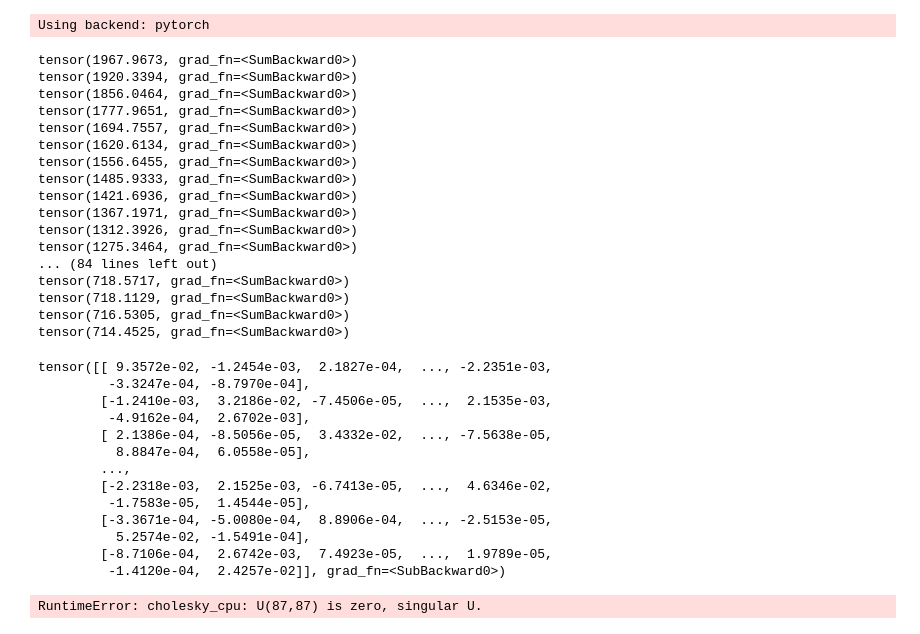
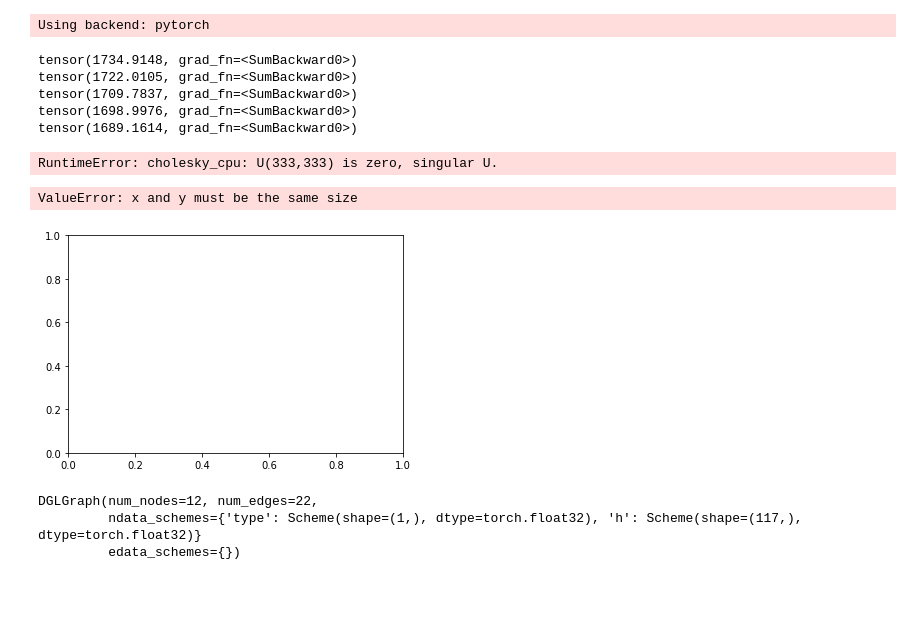
Before and after one commit to choderalab/pinot, a Jupyter notebook: scripts/gp/graph_gp_playground.ipynb, the cells around one changed output. Cells and saved outputs as stored; diff of their text form; code cells hidden in the pictures; blank space fills up the shorter version.

Commit message:
still have cholesky issue, giving up

```diff
--- a/scripts/gp/graph_gp_playground.ipynb
+++ b/scripts/gp/graph_gp_playground.ipynb
@@ -19,6 +21,7 @@ graph_kernel = pinot.inference.gp.deep_kernel.DeepKernel(
 # %%
 opt = torch.optim.Adam(graph_kernel.parameters(), 1e-3)
 x_tr, y_tr = ds_tr[0]
+y_tr = norm(y_tr)
 for _ in range(100):
     opt.zero_grad()
     loss = graph_kernel.loss(x_tr, y_tr).sum()
@@ -26,38 +29,11 @@ for _ in range(100):
     print(loss)
     opt.step()
 # %% [output]
-tensor(1967.9673, grad_fn=<SumBackward0>)
-tensor(1920.3394, grad_fn=<SumBackward0>)
-tensor(1856.0464, grad_fn=<SumBackward0>)
-tensor(1777.9651, grad_fn=<SumBackward0>)
-tensor(1694.7557, grad_fn=<SumBackward0>)
-tensor(1620.6134, grad_fn=<SumBackward0>)
-tensor(1556.6455, grad_fn=<SumBackward0>)
-tensor(1485.9333, grad_fn=<SumBackward0>)
-tensor(1421.6936, grad_fn=<SumBackward0>)
-tensor(1367.1971, grad_fn=<SumBackward0>)
-tensor(1312.3926, grad_fn=<SumBackward0>)
-tensor(1275.3464, grad_fn=<SumBackward0>)
-... (84 lines left out)
-tensor(718.5717, grad_fn=<SumBackward0>)
-tensor(718.1129, grad_fn=<SumBackward0>)
-tensor(716.5305, grad_fn=<SumBackward0>)
-tensor(714.4525, grad_fn=<SumBackward0>)
+tensor(1734.9148, grad_fn=<SumBackward0>)
+tensor(1722.0105, grad_fn=<SumBackward0>)
+tensor(1709.7837, grad_fn=<SumBackward0>)
+tensor(1698.9976, grad_fn=<SumBackward0>)
+tensor(1689.1614, grad_fn=<SumBackward0>)
 # %%
 x_te, y_te = ds_te[0]
-distribution = graph_kernel.inference(x_tr, y_tr, x_tr)
+mean, var = graph_kernel.mean_and_variance(x_tr, norm(y_tr), x_te)
-# %% [output]
-tensor([[ 9.3572e-02, -1.2454e-03,  2.1827e-04,  ..., -2.2351e-03,
-         -3.3247e-04, -8.7970e-04],
-        [-1.2410e-03,  3.2186e-02, -7.4506e-05,  ...,  2.1535e-03,
-         -4.9162e-04,  2.6702e-03],
-        [ 2.1386e-04, -8.5056e-05,  3.4332e-02,  ..., -7.5638e-05,
-          8.8847e-04,  6.0558e-05],
-        ...,
-        [-2.2318e-03,  2.1525e-03, -6.7413e-05,  ...,  4.6346e-02,
-         -1.7583e-05,  1.4544e-05],
-        [-3.3671e-04, -5.0080e-04,  8.8906e-04,  ..., -2.5153e-05,
-          5.2574e-02, -1.5491e-04],
-        [-8.7106e-04,  2.6742e-03,  7.4923e-05,  ...,  1.9789e-05,
-         -1.4120e-04,  2.4257e-02]], grad_fn=<SubBackward0>)
-RuntimeError: cholesky_cpu: U(87,87) is zero, singular U.
@@ -68,6 +40,22 @@ distribution.mean
+# %%
+torch.cholesky(var.to(dtype=torch.float64))
+# %% [output]
+RuntimeError: cholesky_cpu: U(333,333) is zero, singular U.
 # %%
 import os
 os.environ['KMP_DUPLICATE_LIB_OK']='True'
 from matplotlib import pyplot as plt
 
-plt.scatter(y_tr.detach().numpy(), distribution.mean.detach().numpy())
+plt.scatter(y_te[333:].detach().numpy(), distribution.mean.detach().numpy())
+
+print(pinot.metrics._r2(y_te[333:].flatten(), distribution.mean))
+print(pinot.metrics._rmse(y_te[333:].flatten(), distribution.mean))
+# %% [output]
+ValueError: x and y must be the same size
+[figure, added]
+# %%
+dgl.unbatch(x_te)[332]
+# %% [output]
+DGLGraph(num_nodes=12, num_edges=22,
+         ndata_schemes={'type': Scheme(shape=(1,), dtype=torch.float32), 'h': Scheme(shape=(117,), dtype=torch.float32)}
+         edata_schemes={})
```
Also changed, not shown: parts of 5 cells of this notebook, 3 other files.
